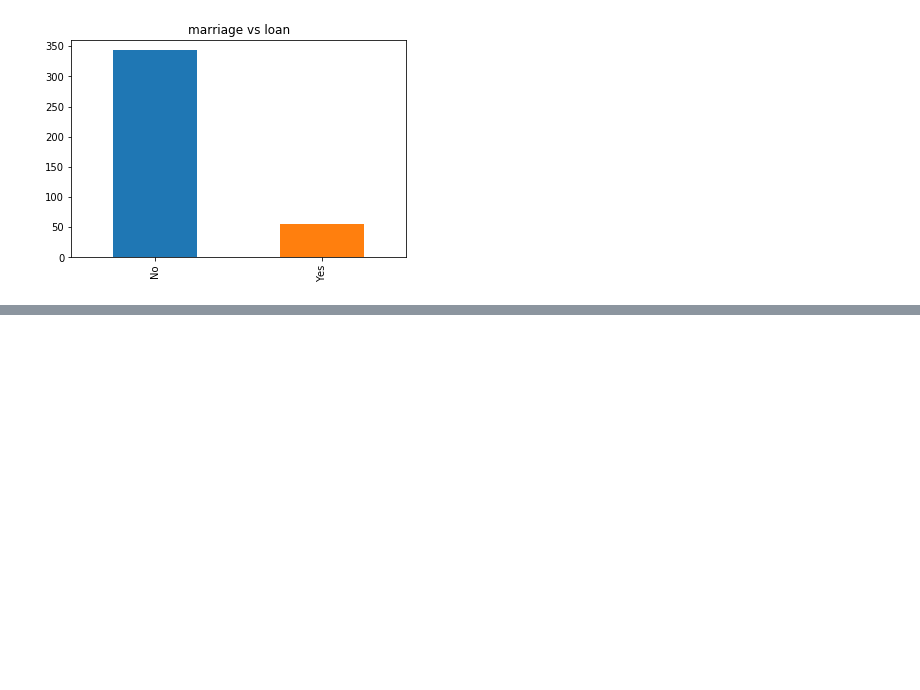
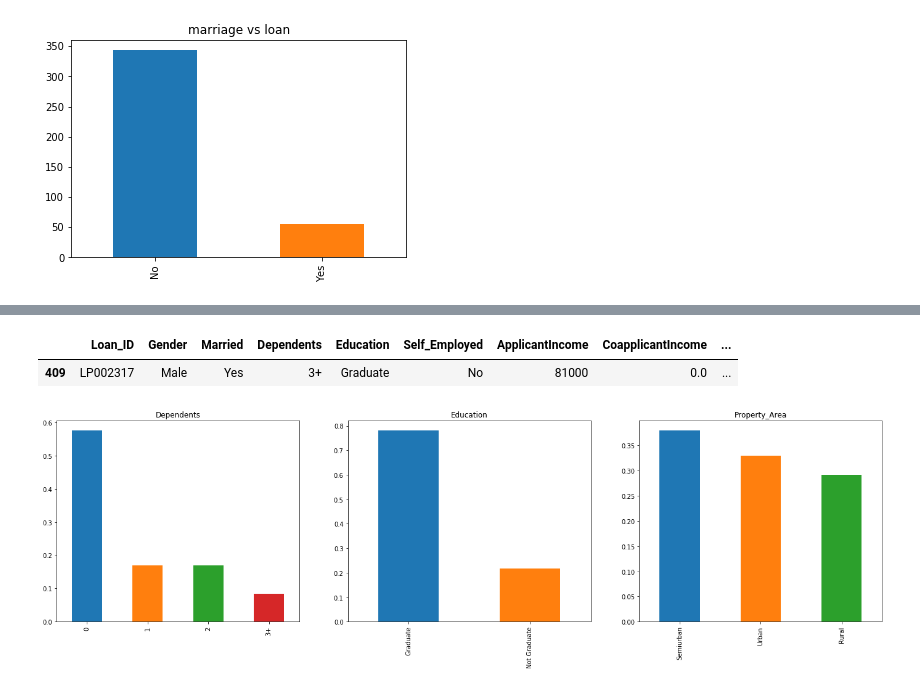
Before and after one commit to ashwanitr/ML_DL_projects, a Jupyter notebook: Loan_prediction/Loan1.ipynb, the cells around one changed output, grey strips where cells are left out. Saved outputs shown, nothing was run; the diff lists cells and outputs as text; code cells hidden in the pictures; blank space fills up the shorter version.

```diff
--- a/Loan_prediction/Loan1.ipynb
+++ b/Loan_prediction/Loan1.ipynb
@@ -128,0 +159,17 @@ train[train['Loan_Status']=='Y']['Self_Employed'].value_counts().plot.bar(title=
+# %%
+
+train[train['ApplicantIncome']==max(train['ApplicantIncome'])]
+# %% [output]
+|  | Loan_ID | Gender | Married | Dependents | Education | Self_Employed | ApplicantIncome | CoapplicantIncome | ... |
+| 409 | LP002317 | Male | Yes | 3+ | Graduate | No | 81000 | 0.0 | ... |
+# %%
+plt.figure(1)
+plt.subplot(131)
+train['Dependents'].value_counts(normalize=True).plot.bar(figsize=(24,6), title= 'Dependents')
+plt.subplot(132)
+train['Education'].value_counts(normalize=True).plot.bar(title= 'Education')
+plt.subplot(133)
+train['Property_Area'].value_counts(normalize=True).plot.bar(title= 'Property_Area')
+plt.show()
+# %% [output]
+[figure, added]
```
Also changed, not shown: parts of 11 cells of this notebook.
